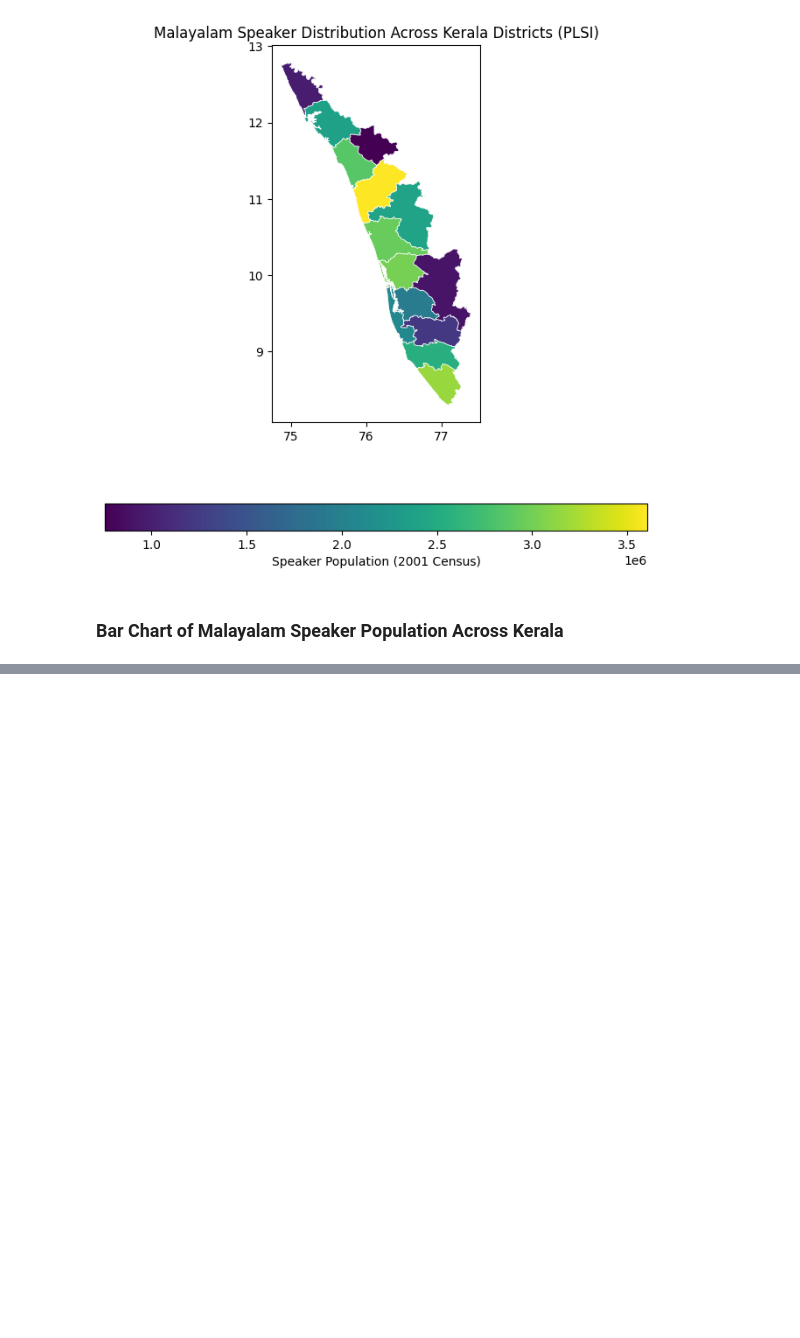
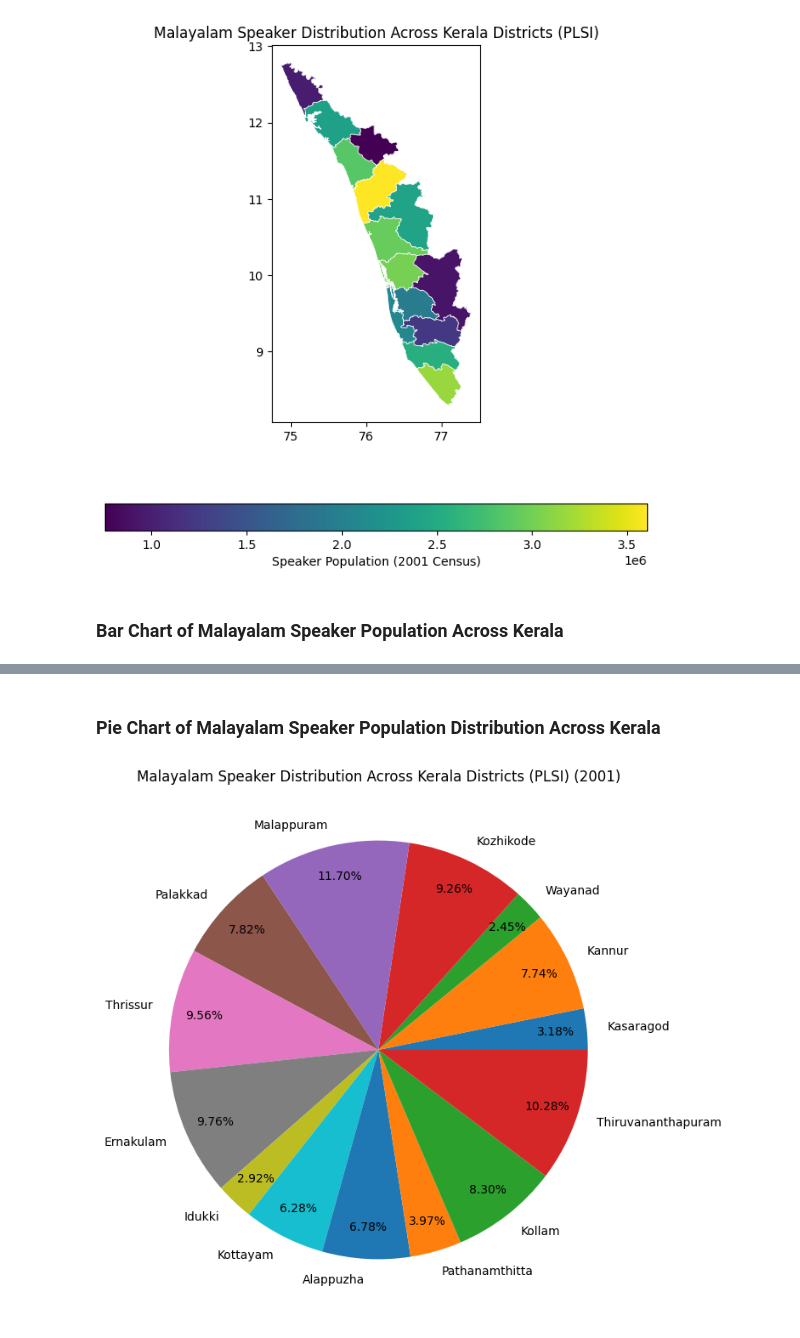
Before and after one commit to squishridyvi/Geographical-Distribution-Mapping-of-Dravidian-Languages-, a Jupyter notebook: Geographical Distribution of Dravidian Languages.ipynb, the cells around one changed output, grey strips where cells are left out. Drawn from its saved outputs; the diff is of its cells as text; code cells hidden in the pictures; blank space fills up the shorter version.

```diff
--- a/Geographical Distribution of Dravidian Languages.ipynb
+++ b/Geographical Distribution of Dravidian Languages.ipynb
@@ -1309,0 +1315,16 @@ ax.set_title(
+# %% [markdown]
+### Pie Chart of Malayalam Speaker Population Distribution Across Kerala
+# %%
+## plotting 14 districts in a pie chart could be quite difficult with so many pieces
+fig, ax= plt.subplots(figsize=(8,8))
+
+mal_dist_kerala_plsi_df.plot.pie(
+
+    ax=ax, y="speakers", labels=mal_dist_kerala_plsi_df["district"], autopct='%1.2f%%', legend=False, pctdistance=.85
+)
+
+ax.set_title(
+    "Malayalam Speaker Distribution Across Kerala Districts (PLSI) (2001)", fontsize=12
+);
+# %% [output]
+[figure, added]
```
Also changed, not shown: parts of 2 cells of this notebook.
